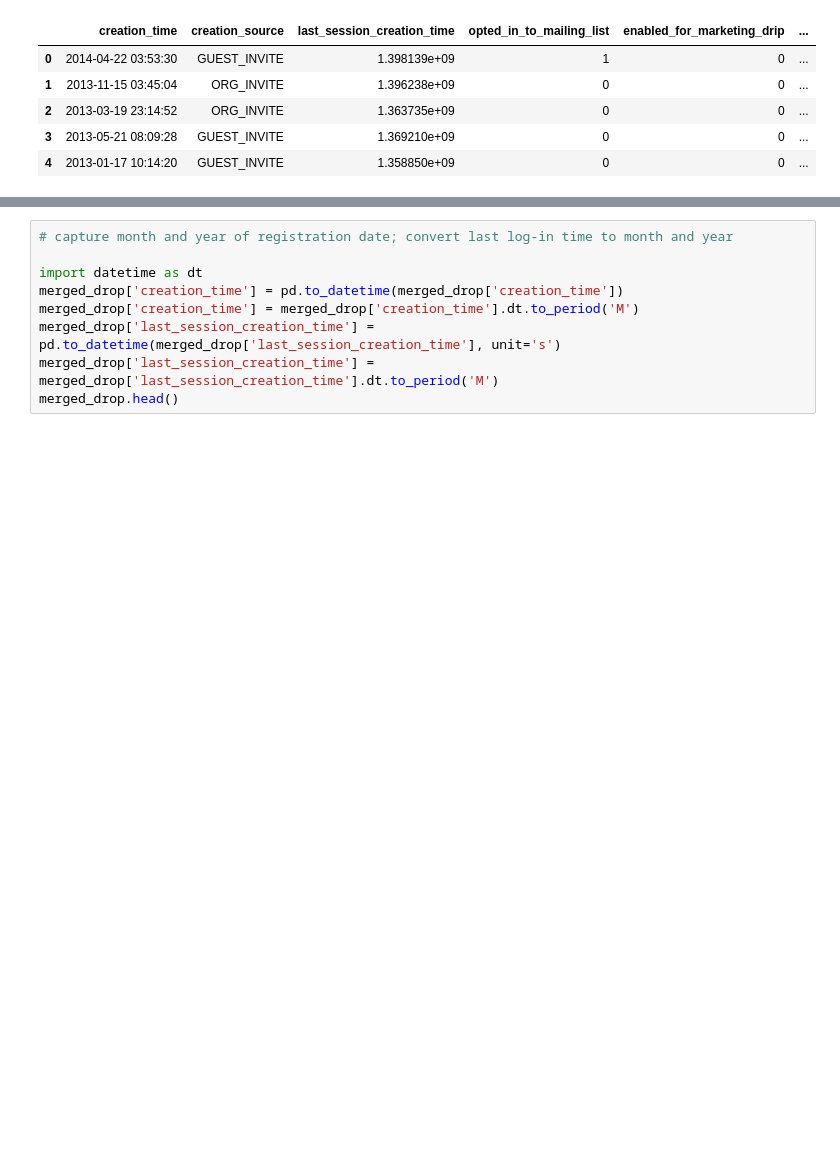
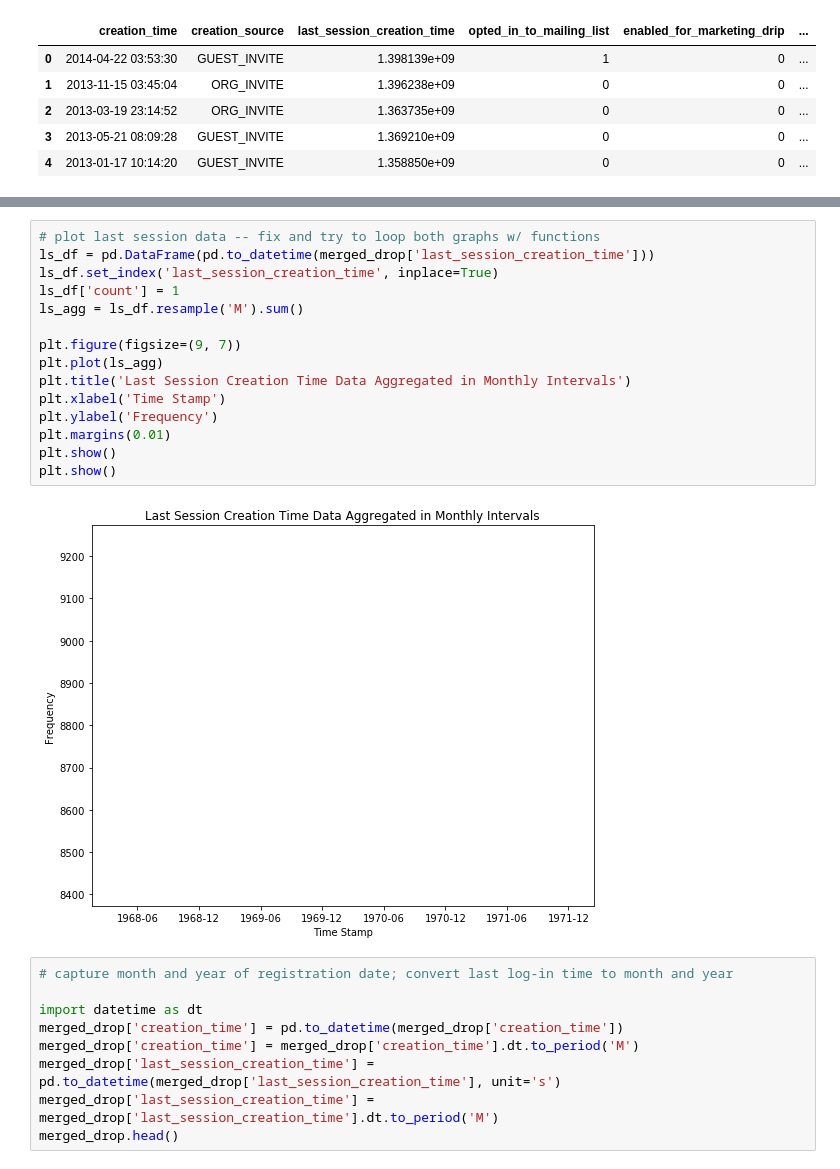
Before and after one commit to AOlden/sb-projects, a Jupyter notebook: relax_challenge/relax_take_home.ipynb, the cells around one changed output, grey strips where cells are left out. Saved outputs shown, nothing was run; the diff lists cells and outputs as text; blank space fills up the shorter version.

```diff
--- a/relax_challenge/relax_take_home.ipynb
+++ b/relax_challenge/relax_take_home.ipynb
@@ -199,3 +238,20 @@ merged_drop.head()
+# %%
+# plot last session data -- fix and try to loop both graphs w/ functions
+ls_df = pd.DataFrame(pd.to_datetime(merged_drop['last_session_creation_time']))
+ls_df.set_index('last_session_creation_time', inplace=True)
+ls_df['count'] = 1
+ls_agg = ls_df.resample('M').sum()
+
+plt.figure(figsize=(9, 7))
+plt.plot(ls_agg)
+plt.title('Last Session Creation Time Data Aggregated in Monthly Intervals')
+plt.xlabel('Time Stamp')
+plt.ylabel('Frequency')
+plt.margins(0.01)
+plt.show()
+plt.show()
+# %% [output]
+[figure, added]
 # %%
 # capture month and year of registration date; convert last log-in time to month and year
 
```
Also changed, not shown: parts of 8 cells of this notebook.
